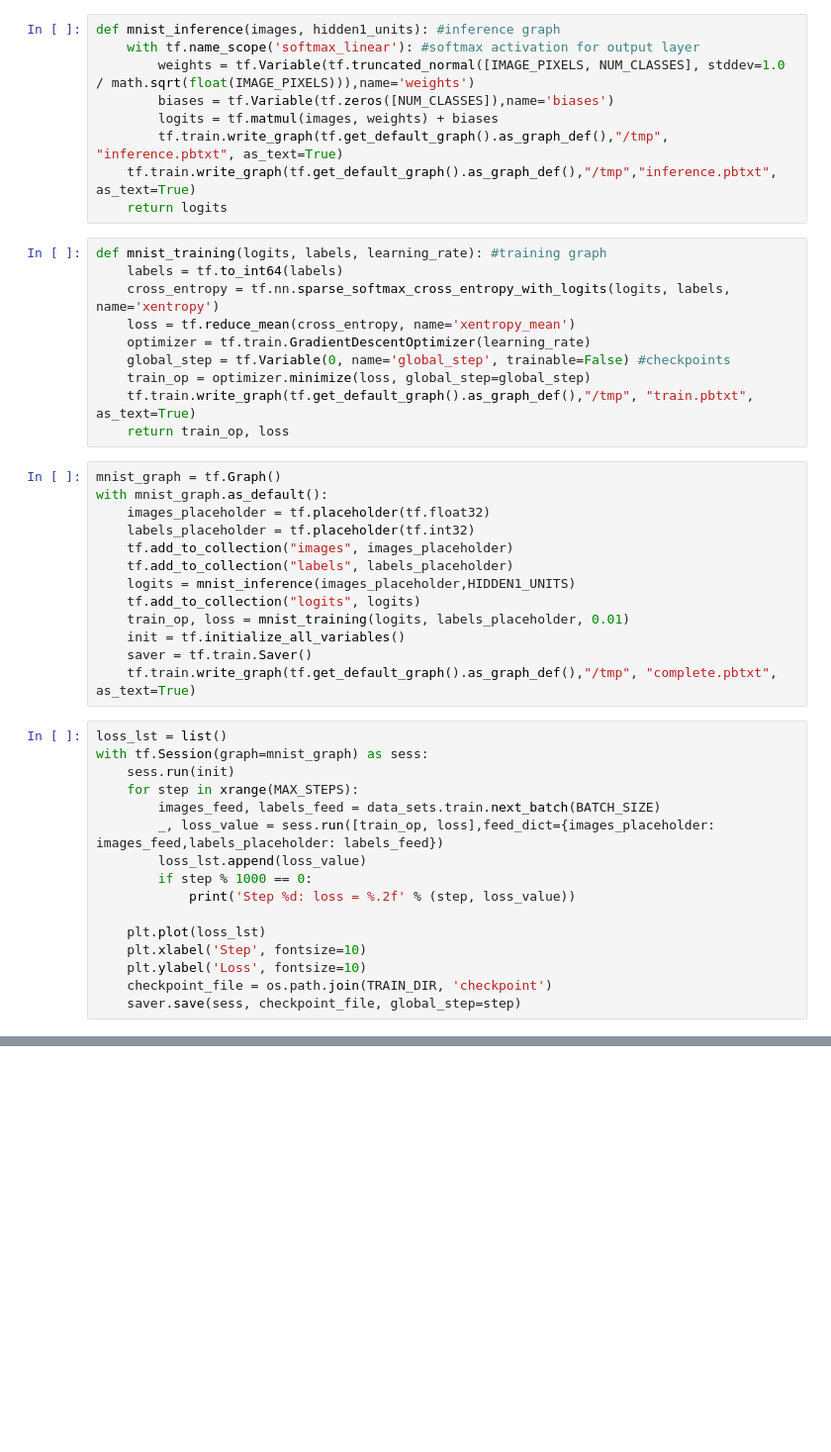
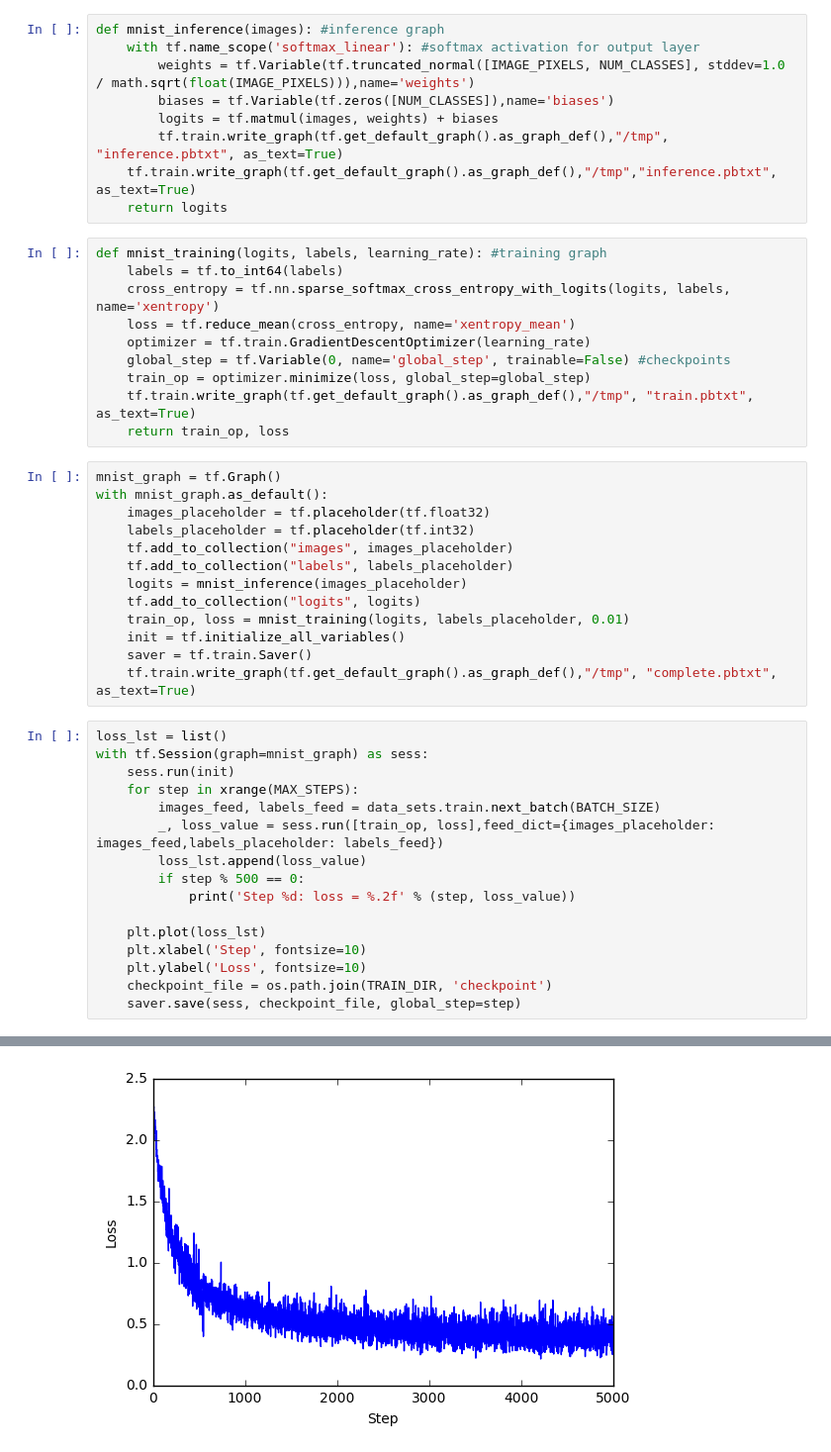
Before and after one commit to SubhankarGhosh/Neural-Net-Tensorflow, a Jupyter notebook: Softmax Performance.ipynb, the cells around one changed output, grey strips where cells are left out. Shown at 99% size. Saved outputs shown, nothing was run; the diff lists cells and outputs as text; blank space fills up the shorter version.

```diff
--- a/Softmax Performance.ipynb
+++ b/Softmax Performance.ipynb
@@ -25,5 +28,5 @@ data_sets = read_data_sets(TRAIN_DIR, False)
 # %%
-def mnist_inference(images, hidden1_units): #inference graph
+def mnist_inference(images): #inference graph
     with tf.name_scope('softmax_linear'): #softmax activation for output layer
         weights = tf.Variable(tf.truncated_normal([IMAGE_PIXELS, NUM_CLASSES], stddev=1.0 / math.sqrt(float(IMAGE_PIXELS))),name='weights')
         biases = tf.Variable(tf.zeros([NUM_CLASSES]),name='biases')
@@ -48,7 +51,7 @@ with mnist_graph.as_default():
     labels_placeholder = tf.placeholder(tf.int32)
     tf.add_to_collection("images", images_placeholder)
     tf.add_to_collection("labels", labels_placeholder)
-    logits = mnist_inference(images_placeholder,HIDDEN1_UNITS)
+    logits = mnist_inference(images_placeholder)
     tf.add_to_collection("logits", logits)
     train_op, loss = mnist_training(logits, labels_placeholder, 0.01)
     init = tf.initialize_all_variables()
@@ -62,7 +65,7 @@ with tf.Session(graph=mnist_graph) as sess:
         images_feed, labels_feed = data_sets.train.next_batch(BATCH_SIZE)
         _, loss_value = sess.run([train_op, loss],feed_dict={images_placeholder: images_feed,labels_placeholder: labels_feed})
         loss_lst.append(loss_value)
-        if step % 1000 == 0:
+        if step % 500 == 0:
             print('Step %d: loss = %.2f' % (step, loss_value))
 
     plt.plot(loss_lst)
@@ -70,3 +73,4 @@ with tf.Session(graph=mnist_graph) as sess:
     plt.ylabel('Loss', fontsize=10)
     checkpoint_file = os.path.join(TRAIN_DIR, 'checkpoint')
     saver.save(sess, checkpoint_file, global_step=step)
+# %% [output]
@@ -73,3 +82,4 @@ with tf.Session(graph=mnist_graph) as sess:
+[figure, added]
 # %%
 with tf.Session(graph=tf.Graph()) as sess:
     saver = tf.train.import_meta_graph(os.path.join(TRAIN_DIR, "checkpoint-1999.meta"))
```
Also changed, not shown: parts of 4 cells of this notebook.
